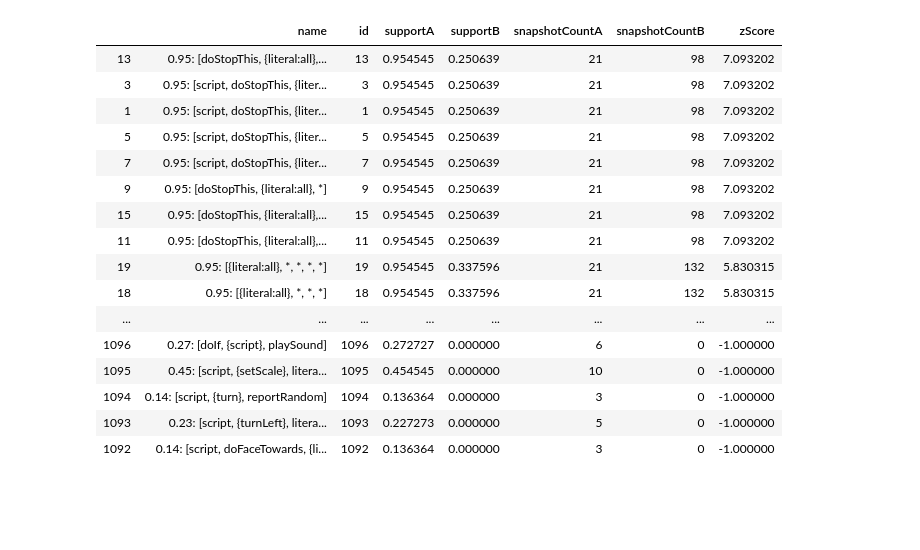
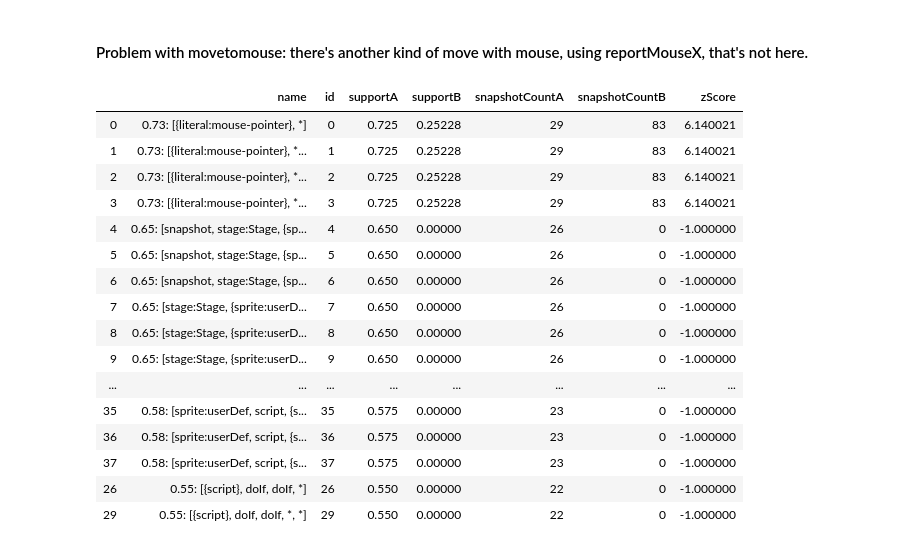
Before and after one commit to emmableu/CuratingExamples, a Jupyter notebook: present_features_0511.ipynb, the cells around one changed output. Saved outputs shown, nothing was run; the diff lists cells and outputs as text; code cells hidden in the pictures; blank space fills up the shorter version.

```diff
--- a/present_features_0511.ipynb
+++ b/present_features_0511.ipynb
@@ -5,14 +5,11 @@ import pandas as pd
 pd.options.display.max_rows = 2000
 pd.set_option('display.max_colwidth', -1)
 game_label_names = ['keymove', 'jump', 'costopall', 'wrap',  'cochangescore', 'movetomouse', 'moveanimate']
-def print_label(game_label):
+game_label_names = ['keymove', 'jump', 'cochangescore', 'movetomouse', 'moveanimate']
+
+def print_label_feature(game_label):
 #     game_label = "jump"
     file_dir = "/Users/wwang33/Documents/SnapHints/data/csc110/fall2019project1/submitted/"
-    feature = pd.read_csv(file_dir + game_label + "/feature_extraction_output/features.csv").sort_values(by = ["zScore"], ascending = False)
+
+    feature = pd.read_csv(file_dir +  game_label + "/cv/fold0/SnapHintsTrainTest/features.csv").sort_values(by = ["zScore", "snapshotCountA"], ascending = False)
     return feature
-
-def print_label_remove_duplicates(game_label):
-#     game_label = "jump"
-    file_dir = "/Users/wwang33/Documents/SnapHints/data/csc110/fall2019project1/submitted/"
-    feature = pd.read_csv(file_dir + game_label + "/feature_extraction_output_remove_duplicates/features.csv").sort_values(by = ["zScore"], ascending = False)
-    return feature
@@ -44,20 +16,22 @@ print_label_remove_duplicates("costopall")
-# %%
-print_label("costopall")
-# %% [output]
-|  | name | id | supportA | supportB | snapshotCountA | snapshotCountB | zScore |
-| 13 | 0.95: [doStopThis, {literal:all},... | 13 | 0.954545 | 0.250639 | 21 | 98 | 7.093202 |
-| 3 | 0.95: [script, doStopThis, {liter... | 3 | 0.954545 | 0.250639 | 21 | 98 | 7.093202 |
-| 1 | 0.95: [script, doStopThis, {liter... | 1 | 0.954545 | 0.250639 | 21 | 98 | 7.093202 |
-| 5 | 0.95: [script, doStopThis, {liter... | 5 | 0.954545 | 0.250639 | 21 | 98 | 7.093202 |
-| 7 | 0.95: [script, doStopThis, {liter... | 7 | 0.954545 | 0.250639 | 21 | 98 | 7.093202 |
-| 9 | 0.95: [doStopThis, {literal:all}, *] | 9 | 0.954545 | 0.250639 | 21 | 98 | 7.093202 |
-| 15 | 0.95: [doStopThis, {literal:all},... | 15 | 0.954545 | 0.250639 | 21 | 98 | 7.093202 |
-| 11 | 0.95: [doStopThis, {literal:all},... | 11 | 0.954545 | 0.250639 | 21 | 98 | 7.093202 |
-| 19 | 0.95: [{literal:all}, *, *, *, *] | 19 | 0.954545 | 0.337596 | 21 | 132 | 5.830315 |
-| 18 | 0.95: [{literal:all}, *, *, *] | 18 | 0.954545 | 0.337596 | 21 | 132 | 5.830315 |
-| ... | ... | ... | ... | ... | ... | ... | ... |
-| 1096 | 0.27: [doIf, {script}, playSound] | 1096 | 0.272727 | 0.000000 | 6 | 0 | -1.000000 |
-| 1095 | 0.45: [script, {setScale}, litera... | 1095 | 0.454545 | 0.000000 | 10 | 0 | -1.000000 |
-| 1094 | 0.14: [script, {turn}, reportRandom] | 1094 | 0.136364 | 0.000000 | 3 | 0 | -1.000000 |
-| 1093 | 0.23: [script, {turnLeft}, litera... | 1093 | 0.227273 | 0.000000 | 5 | 0 | -1.000000 |
-| 1092 | 0.14: [script, doFaceTowards, {li... | 1092 | 0.136364 | 0.000000 | 3 | 0 | -1.000000 |
+# %% [markdown]
+#### Problem with movetomouse: there's another kind of move with mouse, using reportMouseX, that's not here.
+# %%
+print_label_feature("movetomouse")
+# %% [output]
+|  | name | id | supportA | supportB | snapshotCountA | snapshotCountB | zScore |
+| 0 | 0.73: [{literal:mouse-pointer}, *] | 0 | 0.725 | 0.25228 | 29 | 83 | 6.140021 |
+| 1 | 0.73: [{literal:mouse-pointer}, *... | 1 | 0.725 | 0.25228 | 29 | 83 | 6.140021 |
+| 2 | 0.73: [{literal:mouse-pointer}, *... | 2 | 0.725 | 0.25228 | 29 | 83 | 6.140021 |
+| 3 | 0.73: [{literal:mouse-pointer}, *... | 3 | 0.725 | 0.25228 | 29 | 83 | 6.140021 |
+| 4 | 0.65: [snapshot, stage:Stage, {sp... | 4 | 0.650 | 0.00000 | 26 | 0 | -1.000000 |
+| 5 | 0.65: [snapshot, stage:Stage, {sp... | 5 | 0.650 | 0.00000 | 26 | 0 | -1.000000 |
+| 6 | 0.65: [snapshot, stage:Stage, {sp... | 6 | 0.650 | 0.00000 | 26 | 0 | -1.000000 |
+| 7 | 0.65: [stage:Stage, {sprite:userD... | 7 | 0.650 | 0.00000 | 26 | 0 | -1.000000 |
+| 8 | 0.65: [stage:Stage, {sprite:userD... | 8 | 0.650 | 0.00000 | 26 | 0 | -1.000000 |
+| 9 | 0.65: [stage:Stage, {sprite:userD... | 9 | 0.650 | 0.00000 | 26 | 0 | -1.000000 |
+| ... | ... | ... | ... | ... | ... | ... | ... |
+| 35 | 0.58: [sprite:userDef, script, {s... | 35 | 0.575 | 0.00000 | 23 | 0 | -1.000000 |
+| 36 | 0.58: [sprite:userDef, script, {s... | 36 | 0.575 | 0.00000 | 23 | 0 | -1.000000 |
+| 37 | 0.58: [sprite:userDef, script, {s... | 37 | 0.575 | 0.00000 | 23 | 0 | -1.000000 |
+| 26 | 0.55: [{script}, doIf, doIf, *] | 26 | 0.550 | 0.00000 | 22 | 0 | -1.000000 |
+| 29 | 0.55: [{script}, doIf, doIf, *, *] | 29 | 0.550 | 0.00000 | 22 | 0 | -1.000000 |
```
Also changed, not shown: parts of 4 cells of this notebook, 7 other files.
